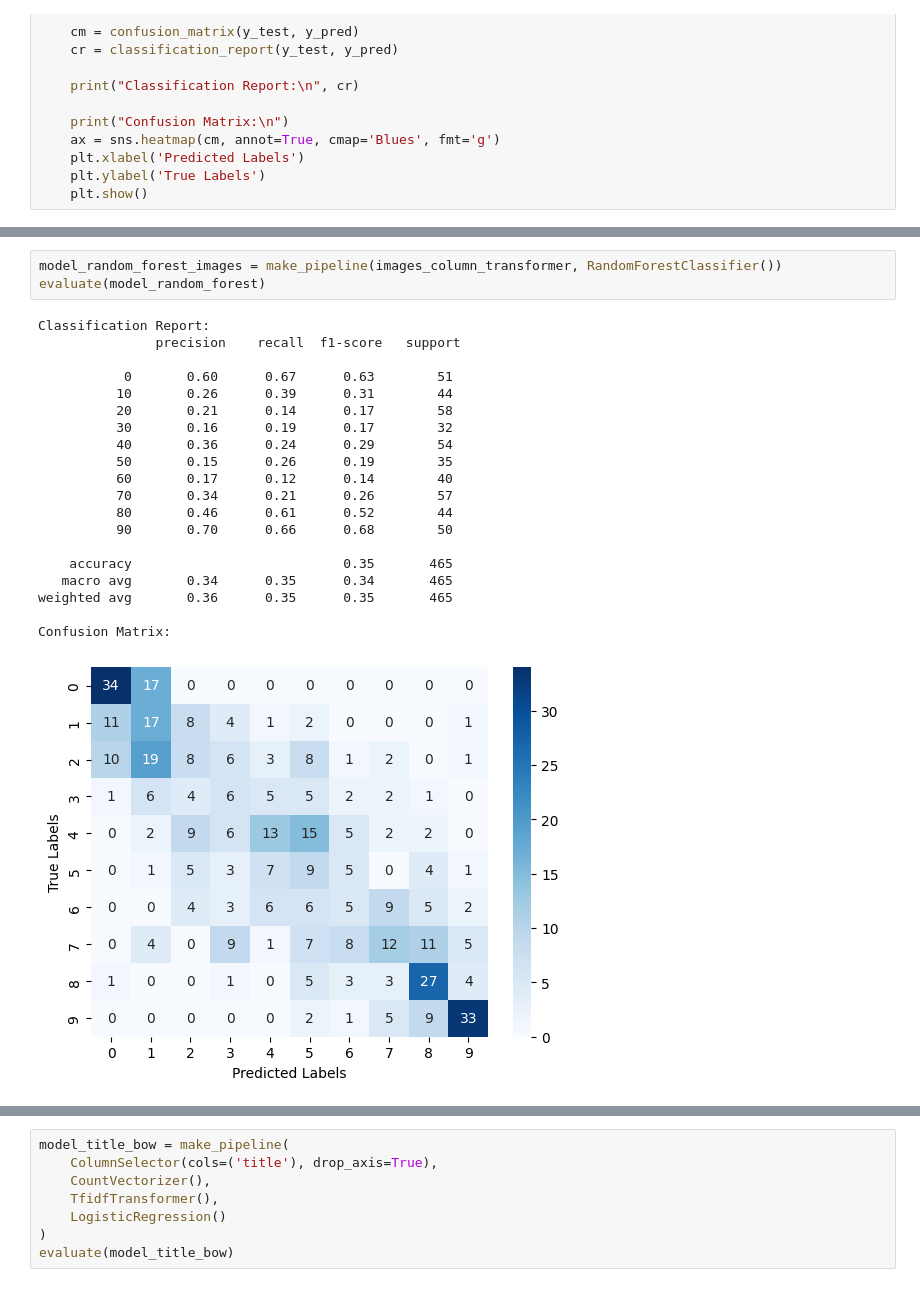
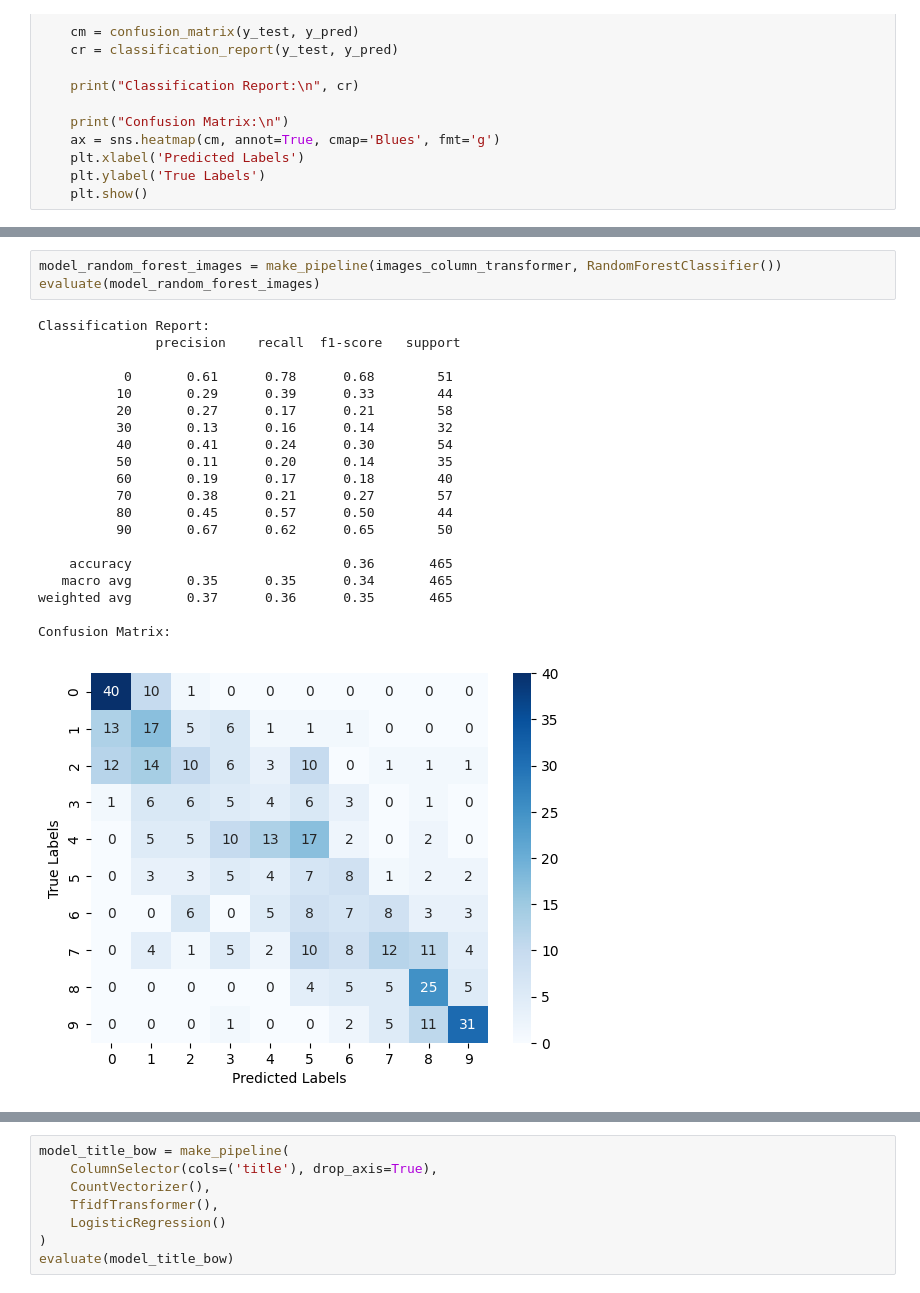
Before and after one commit to maxencefrenette/youtube-views-predictor, a Jupyter notebook: src/models/models-ensemble.ipynb, the cells around one changed output, grey strips where cells are left out. Saved outputs shown, nothing was run; the diff lists cells and outputs as text.

Commit message:
Fix bug that was running the wrong model

```diff
--- a/src/models/models-ensemble.ipynb
+++ b/src/models/models-ensemble.ipynb
@@ -399,27 +399,27 @@ Confusion Matrix:
 # %%
 model_random_forest_images = make_pipeline(images_column_transformer, RandomForestClassifier())
-evaluate(model_random_forest)
+evaluate(model_random_forest_images)
 # %% [output]
 Classification Report:
                precision    recall  f1-score   support
 
-           0       0.60      0.67      0.63        51
-          10       0.26      0.39      0.31        44
-          20       0.21      0.14      0.17        58
-          30       0.16      0.19      0.17        32
-          40       0.36      0.24      0.29        54
-          50       0.15      0.26      0.19        35
-          60       0.17      0.12      0.14        40
-          70       0.34      0.21      0.26        57
-          80       0.46      0.61      0.52        44
-          90       0.70      0.66      0.68        50
+           0       0.61      0.78      0.68        51
+          10       0.29      0.39      0.33        44
+          20       0.27      0.17      0.21        58
+          30       0.13      0.16      0.14        32
+          40       0.41      0.24      0.30        54
+          50       0.11      0.20      0.14        35
+          60       0.19      0.17      0.18        40
+          70       0.38      0.21      0.27        57
+          80       0.45      0.57      0.50        44
+          90       0.67      0.62      0.65        50
 
-    accuracy                           0.35       465
-   macro avg       0.34      0.35      0.34       465
-weighted avg       0.36      0.35      0.35       465
+    accuracy                           0.36       465
+   macro avg       0.35      0.35      0.34       465
+weighted avg       0.37      0.36      0.35       465
 
 Confusion Matrix:
-[figure, old version]
+[figure, new version]
 # %%
 model_ensemble_basic = StackingClassifier(
     estimators=[
```
Also changed, not shown: parts of 5 cells of this notebook.
